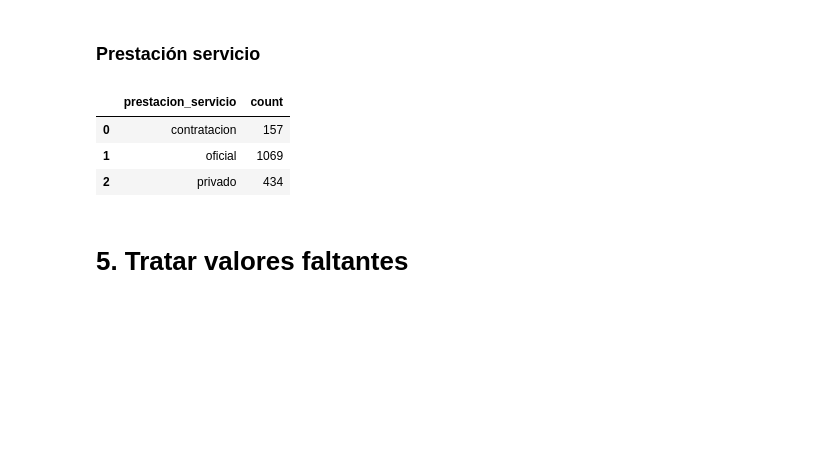
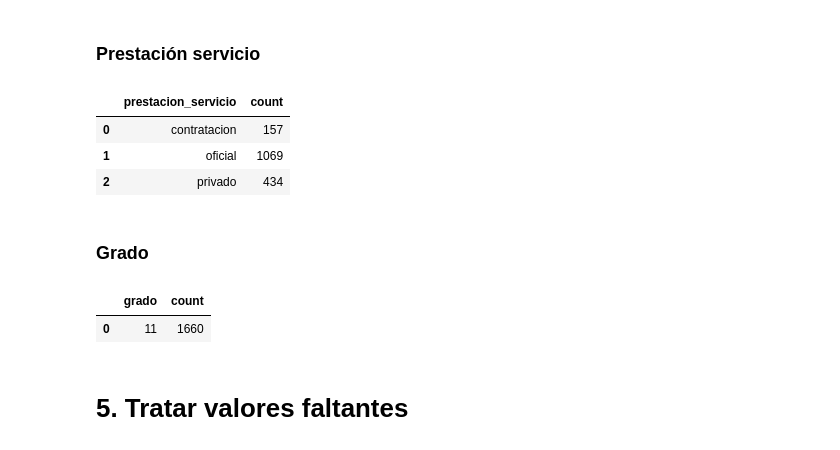
Before and after one commit to AlexanderBedoyaC/no_supervisado, a Jupyter notebook: 1. Limpieza y Transformación.ipynb, the cells around one changed output. Saved outputs shown, nothing was run; the diff lists cells and outputs as text; code cells hidden in the pictures; blank space fills up the shorter version.

```diff
--- a/1. Limpieza y Transformación.ipynb
+++ b/1. Limpieza y Transformación.ipynb
@@ -91,6 +93,13 @@ df.groupby(['prestacion_servicio'], dropna=False)[['codigo_dane']].count().renam
 | 0 | contratacion | 157 |
 | 1 | oficial | 1069 |
 | 2 | privado | 434 |
+# %% [markdown]
+### Grado
+# %%
+df.groupby(['grado'], dropna=False)[['codigo_dane']].count().rename(columns={'codigo_dane':'count'}).reset_index()
+# %% [output]
+|  | grado | count |
+| 0 | 11 | 1660 |
 # %% [markdown]
 # 5. Tratar valores faltantes
 # %% [markdown]
```
Also changed, not shown: parts of 12 cells of this notebook, 1 other file.
